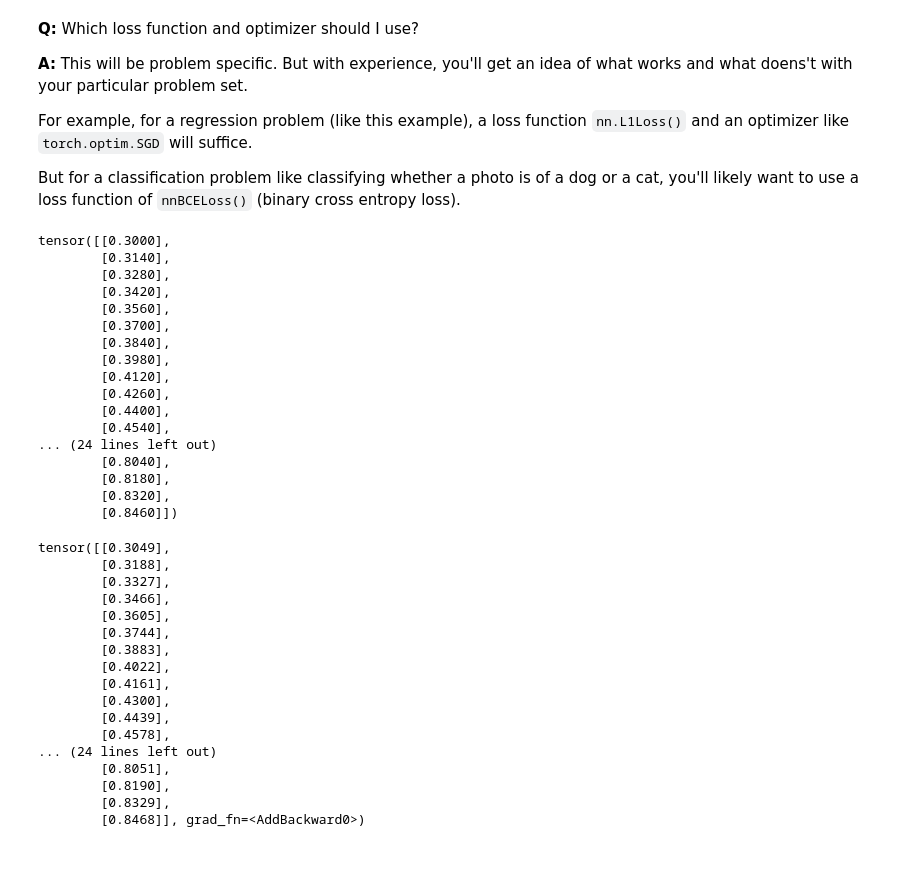
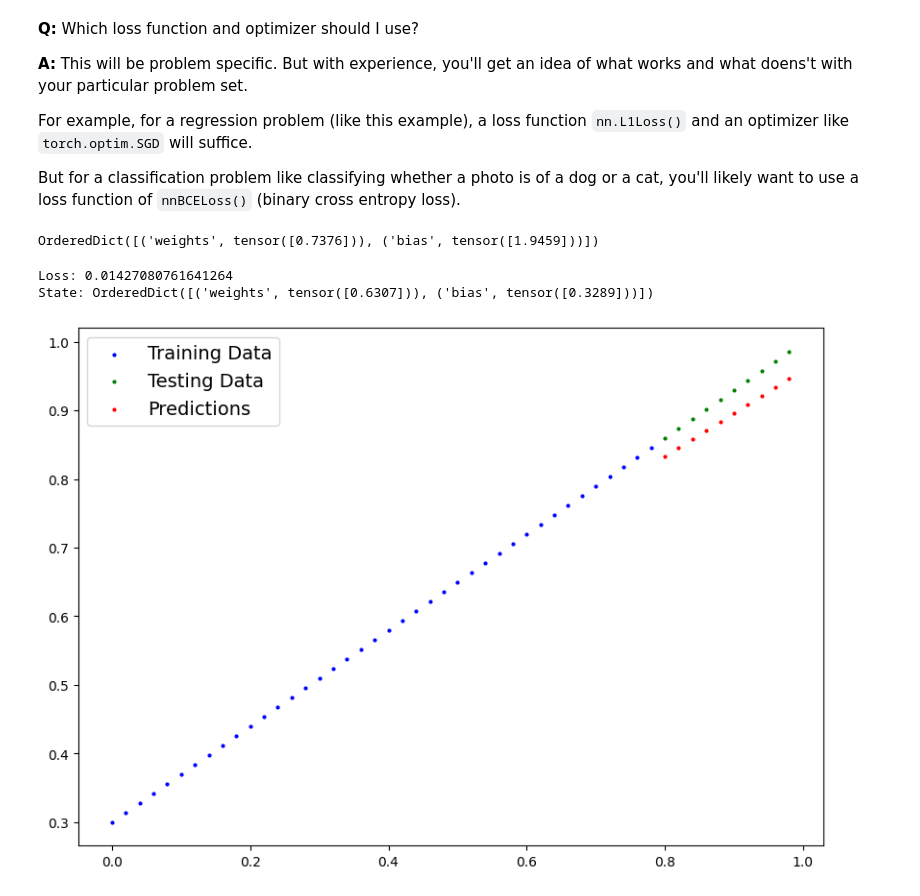
Before and after one commit to jk-junhokim/PyTorch-TensorFlow, a Jupyter notebook: intro_to_pytorch/01_pytorch_workflow.ipynb, the cells around one changed output. Drawn from its saved outputs; the diff is of its cells as text; code cells hidden in the pictures; blank space fills up the shorter version.

Commit message:
running predictions. use restart

```diff
--- a/intro_to_pytorch/01_pytorch_workflow.ipynb
+++ b/intro_to_pytorch/01_pytorch_workflow.ipynb
@@ -325,10 +266,12 @@ class LinearRegressionModel(nn.Module):
 
         return self.weights * x + self.bias
 # %%
+# INPUT DATA & SETUP
+
 weight, bias = 0.7, 0.3
 start, end, step = 0, 1, 0.02
 
-X = torch.arange(start, end, step).unsqueeze(dim=1) # this is a tensor
+X = torch.arange(start, end, step).unsqueeze(dim=1)
 y = weight * X + bias
 
 train_split = int(0.8 * len(X))
@@ -339,24 +282,10 @@ torch.manual_seed(11)
 model_0 = LinearRegressionModel()
 loss_fn = nn.L1Loss()
 optimizer = torch.optim.SGD(params=model_0.parameters(), lr=0.01)
+
+print(model_0.state_dict())
 # %% [output]
-tensor([[0.3000],
-        [0.3140],
-        [0.3280],
-        [0.3420],
-        [0.3560],
-        [0.3700],
-        [0.3840],
-        [0.3980],
-        [0.4120],
-        [0.4260],
-        [0.4400],
-        [0.4540],
-... (24 lines left out)
-        [0.8040],
-        [0.8180],
-        [0.8320],
-        [0.8460]])
+OrderedDict([('weights', tensor([0.7376])), ('bias', tensor([1.9459]))])
 # %%
 # an epoch is one loop through data
 # epochs = 100000
@@ -373,6 +302,7 @@ for epoch in range(epochs):
 
     # 2. calculate loss
     loss = loss_fn(y_predicts, y_train)
+    # print(f"Loss: {loss}")
 
     # 3. optimizer zero grad
     optimizer.zero_grad()
@@ -384,24 +314,22 @@ for epoch in range(epochs):
     optimizer.step()
 
     # evaluate
-    # model_0.eval()
+    model_0.eval()
+
+# print model loss &state_dict()
+print(f"Loss: {loss}")
+print(f"State: {model_0.state_dict()}")
 
 # print(y_predicts)
 # %% [output]
-tensor([[0.3049],
-        [0.3188],
-        [0.3327],
-        [0.3466],
-        [0.3605],
-        [0.3744],
-        [0.3883],
-        [0.4022],
-        [0.4161],
-        [0.4300],
-        [0.4439],
-        [0.4578],
-... (24 lines left out)
-        [0.8051],
-        [0.8190],
-        [0.8329],
-        [0.8468]], grad_fn=<AddBackward0>)
+Loss: 0.01427080761641264
+State: OrderedDict([('weights', tensor([0.6307])), ('bias', tensor([0.3289]))])
+# %%
+with torch.inference_mode():
+    y_predicts_model = model_0(X_test)
+# %%
+# restart the program if you want to clear all existing data
+# or the model will continue the training on the most recently updated parameters
+plot_predictions(predictions=y_predicts_model)
+# %% [output]
+[figure, added]
```
Also changed, not shown: parts of 9 cells of this notebook.
